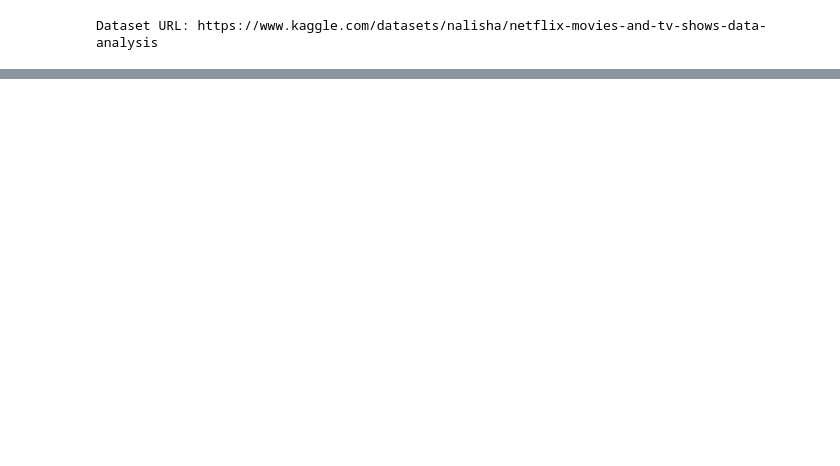
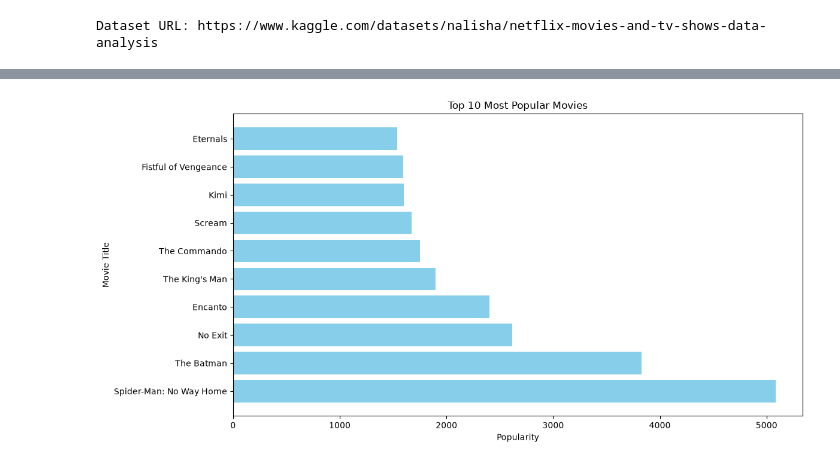
Before and after one commit to zmatt01/netflix, a Jupyter notebook: src/kaggle_etl.ipynb, the cells around one changed output, grey strips where cells are left out. Cells and saved outputs as stored; diff of their text form; code cells hidden in the pictures; blank space fills up the shorter version.

```diff
--- a/src/kaggle_etl.ipynb
+++ b/src/kaggle_etl.ipynb
@@ -29,6 +27,11 @@ api.dataset_download_files(
 )
 # %% [output]
 Dataset URL: https://www.kaggle.com/datasets/nalisha/netflix-movies-and-tv-shows-data-analysis
+# %%
+# Functions
+
+def split_genres(value):
+    return [g.strip() for g in str(value).split(",") if g.strip()]
 # %%
 df = pd.read_csv(
     "data/mymoviedb (1).csv",
@@ -49,0 +110,10 @@ df.head()
+# %%
+# Show rows that fail numeric conversion
+bad = df[pd.to_numeric(df["Vote_Average"], errors="coerce").isna() & df["Vote_Average"].notna()]
+print("Offending rows:", len(bad))
+print(bad[["Release_Date","Title","Vote_Average","Genre"]])
+
+# Drop the offending rows
+df["Vote_Average"] = pd.to_numeric(df["Vote_Average"], errors="coerce")
+df_clean = df[df["Vote_Average"].notna()].reset_index(drop=True)
+print("After drop shape:", df_clean.shape)
@@ -49,0 +125,11 @@ df.head()
+# %%
+# Add helper columns and clean
+df["Genres"] = df["Genre"].map(split_genres)
+df["Primary_Genre"] = df["Genres"].map(lambda gs: gs[0] if gs else "Unknown")
+
+# Convert columns into numeric values
+df['Vote_Average'] = pd.to_numeric(df['Vote_Average'], errors='coerce')
+df['Popularity'] = pd.to_numeric(df['Popularity'], errors='coerce')
+
+# Remove missing values
+df = df.dropna(subset=['Vote_Average', 'Popularity'])
@@ -49,0 +143,4 @@ df.head()
+# %%
+top10 = df.sort_values(by='Popularity', ascending=False).head(10)
+
+top10[['Title', 'Popularity']]
@@ -49,0 +201,13 @@ df.head()
+# %%
+# Visualize using matplotlib
+plt.figure(figsize=(12,6))
+
+plt.barh(top10['Title'], top10['Popularity'], color='skyblue')
+plt.xlabel("Popularity")
+plt.ylabel("Movie Title")
+plt.title("Top 10 Most Popular Movies")
+
+plt.tight_layout()
+plt.show()
+# %% [output]
+[figure, added]
```
Also changed, not shown: parts of 12 cells of this notebook.
